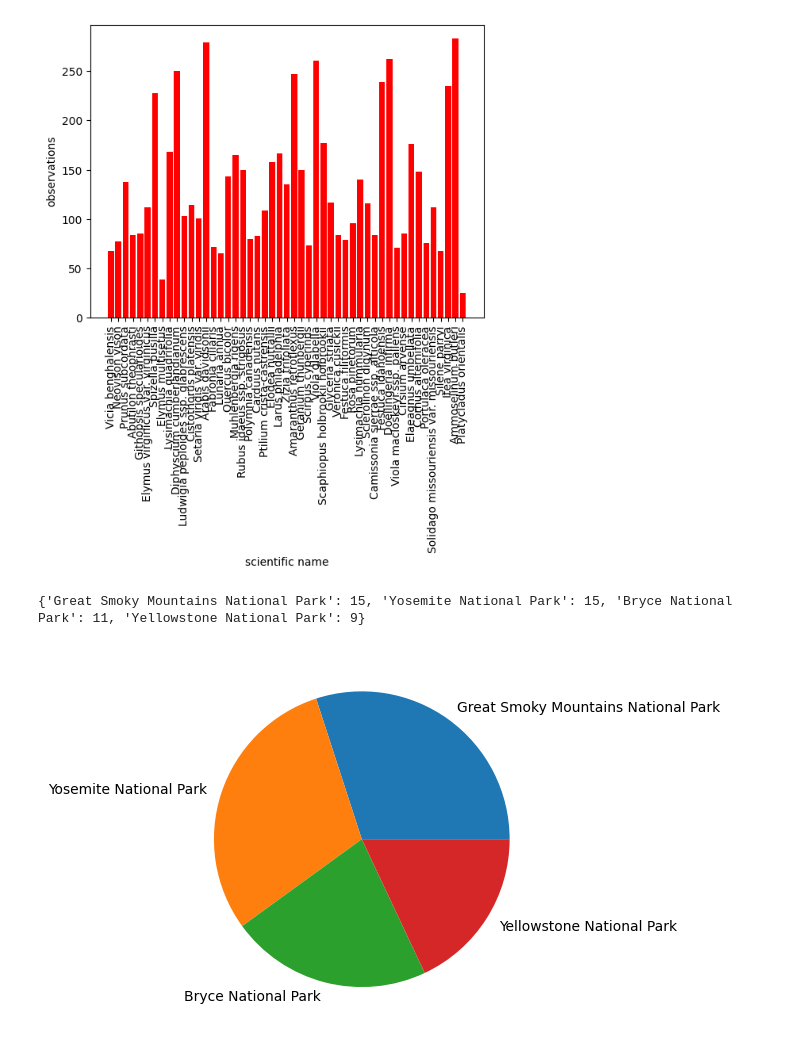
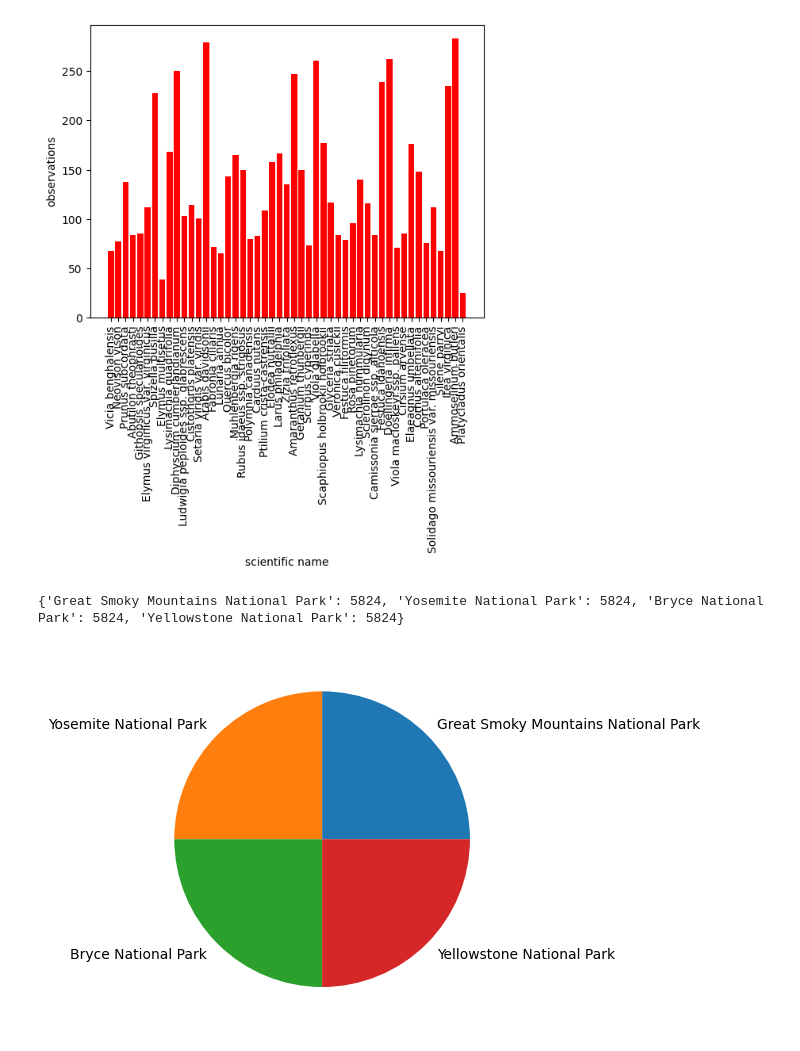
Before and after one commit to Nelderingg/Python, a Jupyter notebook: biodiversity/biodiversity.ipynb, the cells around one changed output. Saved outputs shown, nothing was run; the diff lists cells and outputs as text; code cells hidden in the pictures.

```diff
--- a/biodiversity/biodiversity.ipynb
+++ b/biodiversity/biodiversity.ipynb
@@ -34,18 +34,18 @@ plt.show()
 [figure]
 # %%
 import matplotlib.pyplot as plt
-species = observations_subset['park_name']
+parks = observations['park_name']
 my_dict = {}
-for x in species:
+for x in parks:
     if x in my_dict:
         my_dict[x] += 1
     else:
         my_dict[x] = 1
 species_list = list(my_dict.keys())
 occurences = list(my_dict.values())
 print(my_dict)
 plt.pie(occurences, labels=species_list,)
 plt.show()
 # %% [output]
-{'Great Smoky Mountains National Park': 15, 'Yosemite National Park': 15, 'Bryce National Park': 11, 'Yellowstone National Park': 9}
+{'Great Smoky Mountains National Park': 5824, 'Yosemite National Park': 5824, 'Bryce National Park': 5824, 'Yellowstone National Park': 5824}
-[figure, old version]
+[figure, new version]
```
